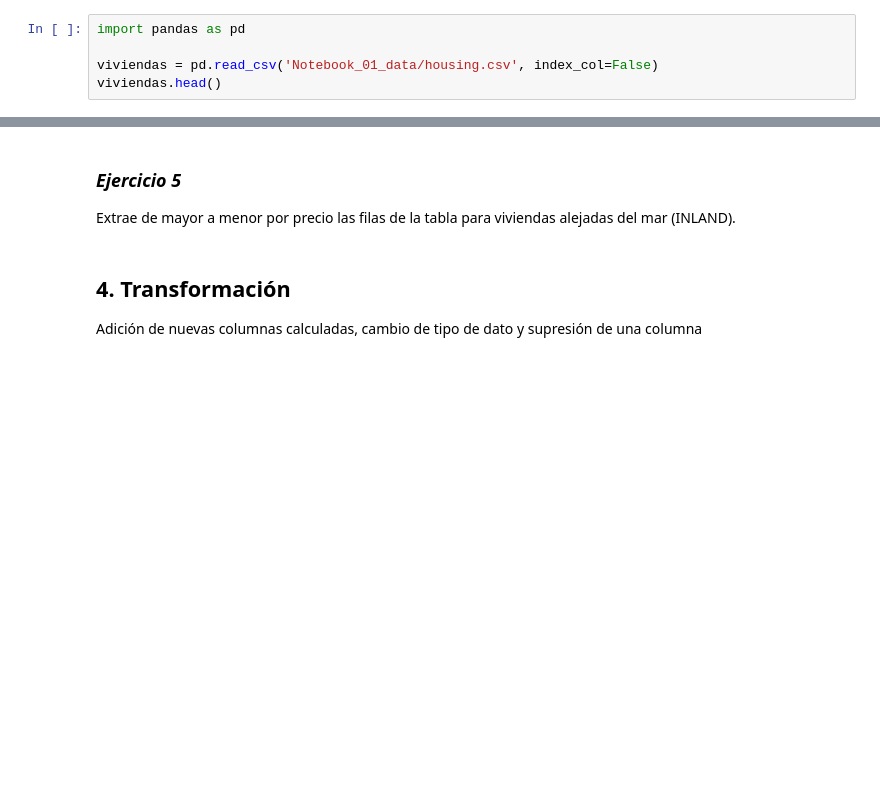
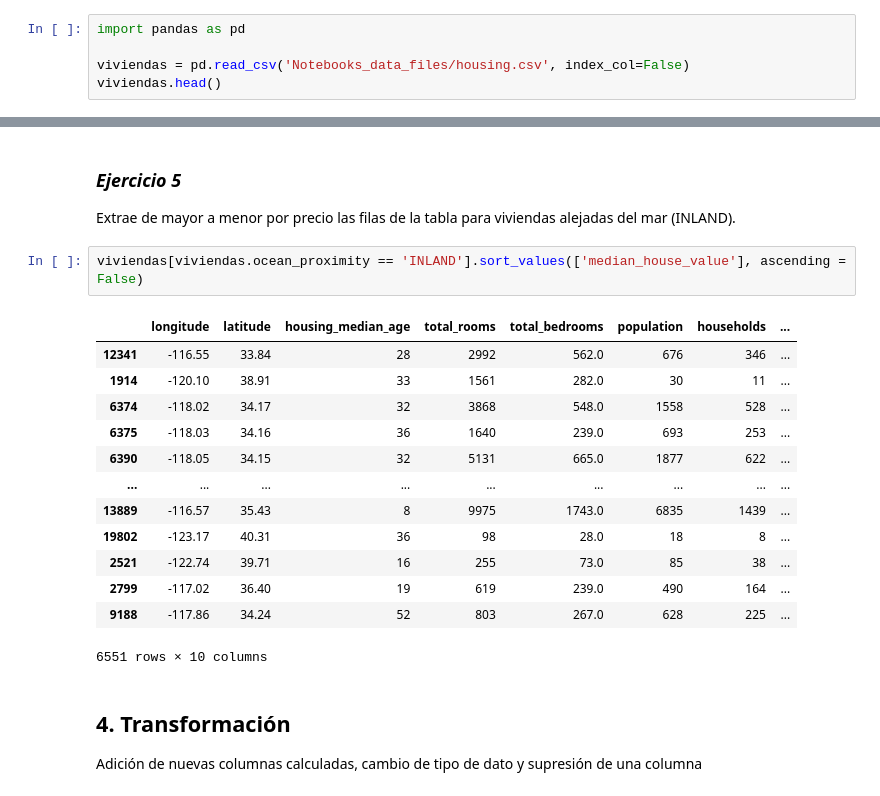
Before and after one commit to Angelmbx/Machine-Learing, a Jupyter notebook: UD1/02_Data_Analisis_Pandas.ipynb, the cells around one changed output, grey strips where cells are left out. Cells and saved outputs as stored; diff of their text form; blank space fills up the shorter version.

Commit message:
Notebook 02 wip

```diff
--- a/UD1/02_Data_Analisis_Pandas.ipynb
+++ b/UD1/02_Data_Analisis_Pandas.ipynb
@@ -12,6 +12,6 @@ Carga en un dataframe el fichero housing.csv. Si consultas la web de [kaggle](ht
 # %%
 import pandas as pd
 
-viviendas = pd.read_csv('Notebook_01_data/housing.csv', index_col=False)
+viviendas = pd.read_csv('Notebooks_data_files/housing.csv', index_col=False)
 viviendas.head()
 # %% [output]
@@ -241,6 +341,22 @@ viviendas.sort_values(['total_bedrooms','population', 'households'], ascending=[
 ### *Ejercicio 5*
 
 Extrae de mayor a menor por precio las filas de la tabla para viviendas alejadas del mar (INLAND).
+# %%
+viviendas[viviendas.ocean_proximity == 'INLAND'].sort_values(['median_house_value'], ascending = False)
+# %% [output]
+|  | longitude | latitude | housing_median_age | total_rooms | total_bedrooms | population | households | ... |
+| 12341 | -116.55 | 33.84 | 28 | 2992 | 562.0 | 676 | 346 | ... |
+| 1914 | -120.10 | 38.91 | 33 | 1561 | 282.0 | 30 | 11 | ... |
+| 6374 | -118.02 | 34.17 | 32 | 3868 | 548.0 | 1558 | 528 | ... |
+| 6375 | -118.03 | 34.16 | 36 | 1640 | 239.0 | 693 | 253 | ... |
+| 6390 | -118.05 | 34.15 | 32 | 5131 | 665.0 | 1877 | 622 | ... |
+| ... | ... | ... | ... | ... | ... | ... | ... | ... |
+| 13889 | -116.57 | 35.43 | 8 | 9975 | 1743.0 | 6835 | 1439 | ... |
+| 19802 | -123.17 | 40.31 | 36 | 98 | 28.0 | 18 | 8 | ... |
+| 2521 | -122.74 | 39.71 | 16 | 255 | 73.0 | 85 | 38 | ... |
+| 2799 | -117.02 | 36.40 | 19 | 619 | 239.0 | 490 | 164 | ... |
+| 9188 | -117.86 | 34.24 | 52 | 803 | 267.0 | 628 | 225 | ... |
+6551 rows × 10 columns
 # %% [markdown]
 ## 4. Transformación
 
```
Also changed, not shown: parts of 12 cells of this notebook.
